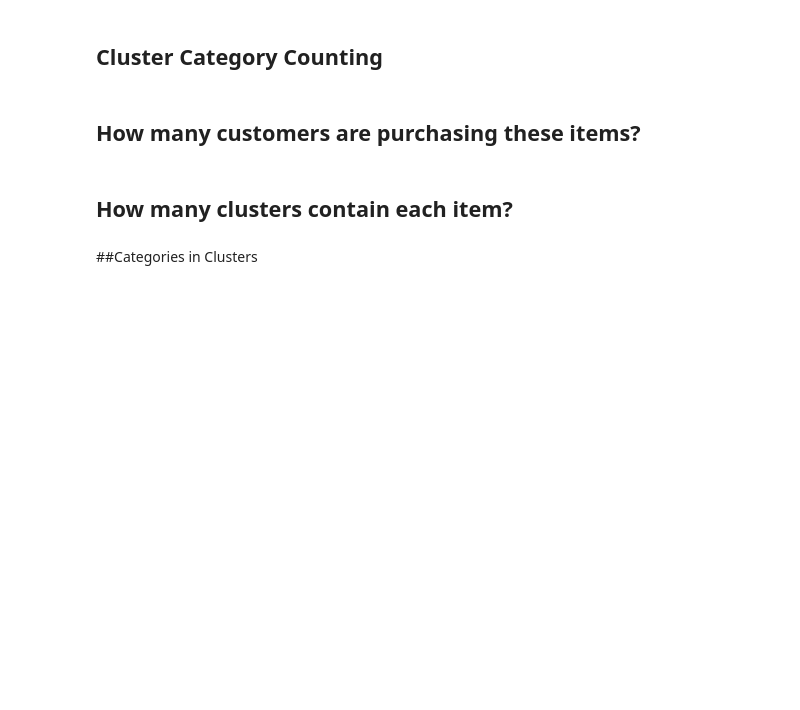
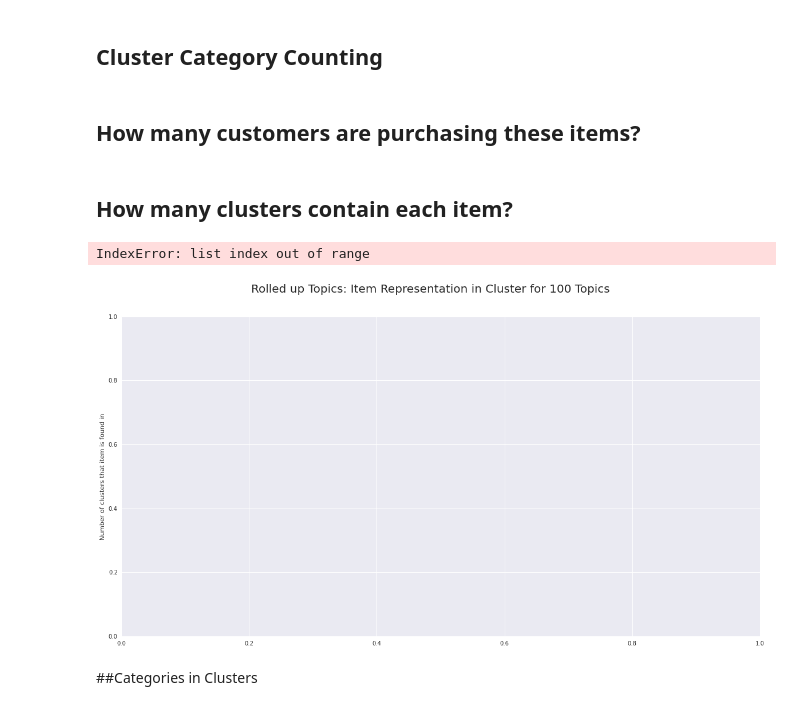
Before and after one commit to 100kristine/WCAI, a Jupyter notebook: cluster_visualizations.ipynb, the cells around one changed output. Drawn from its saved outputs; the diff is of its cells as text; code cells hidden in the pictures; blank space fills up the shorter version.

```diff
--- a/cluster_visualizations.ipynb
+++ b/cluster_visualizations.ipynb
@@ -12,5 +13,6 @@ import numpy as np
 # %%
-files = getFiles(ldaModelsFolder)
+#files = getFiles(ldaModelsFolder)
+files = getFiles('./rolledUpLDA_misc_added/')
 tileCategories = loadCategories()
 pnames = load_product(pdef,consolidate=False,skip=False)
 allCategories = getAllCategories()
@@ -115,10 +125,14 @@ keylim = [key for key in purchases.keys() if purchases[key] > 10]
 # %% [markdown]
 ## How many clusters contain each item?
 # %%
-def countMatches(dirname,filename):
+def countMatches(dirname,filename,fname=""):
     match_n = pickle.load(open(dirname+filename[:-10]+"_saved_Topics.txt",'r'))
     match_n.sort(reverse=True)
     return match_n
+# %%
+dirname = ldaModelsFolder
+for fle in files[2:4]:
+    x = pickle.load(open(dirname+fle[:-10]+"_saved_Topics.txt",'r'))
 # %%
 def itemClusters(clusters):
     # returns Counter(item,number of clusters containing item)
@@ -128,10 +142,18 @@ def itemClusters(clusters):
         lst += getItems(cluster)
     return makeCounter(lst)
 
-#for fle in files:
-   # clusters = countMatches(ldaModelsFolder,fle)
-   # fname = "Item Representation in Cluster for " + str(getFileInfo(fle)) + " Topics"
+for fle in files:
+   clusters = countMatches(ldaModelsFolder,fle)
+   fname = "Item Representation in Cluster for " + str(getFileInfo(fle)) + " Topics"
    # makeHistogram(itemClusters(clusters),"_".join(fname.split(" ")),fname,"Number of clusters that item is found in")
+# %%
+for fle in files:
+    clusters = countMatches(ldaModelsFolder,fle)
+    fname = "Rolled up Topics: Item Representation in Cluster for " + str(getFileInfo(fle)) + " Topics"
+    makeHistogram(itemClusters(clusters),"_".join(fname.split(" ")),fname,"Number of clusters that item is found in")
+# %% [output]
+IndexError: list index out of range
+[figure, added]
 # %% [markdown]
 ##Categories in Clusters
 # %%
```
Also changed, not shown: parts of 8 cells of this notebook, 38 other files.
